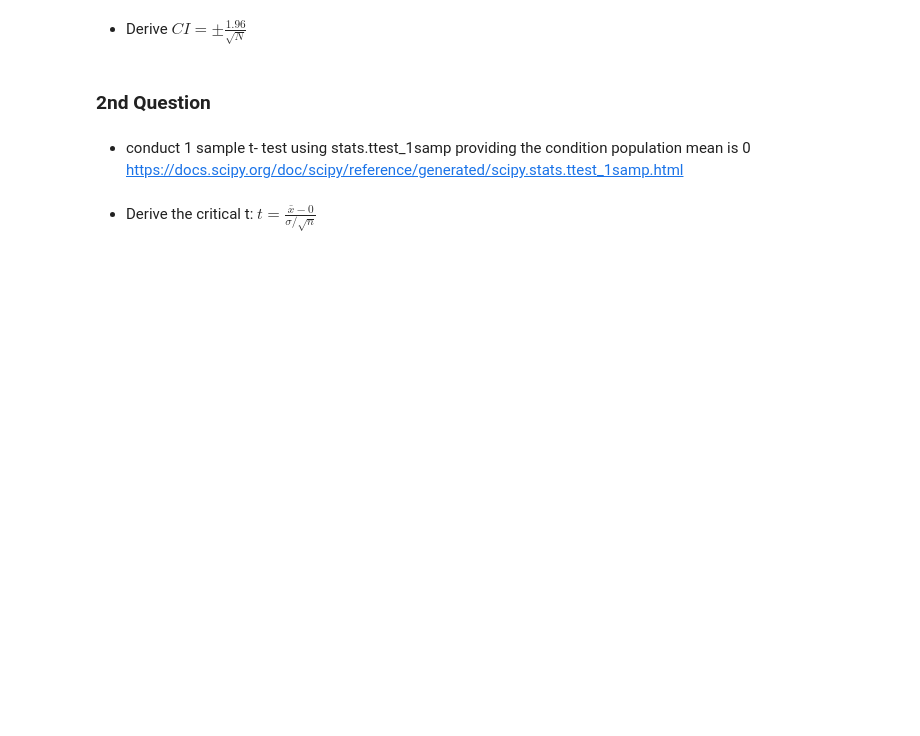
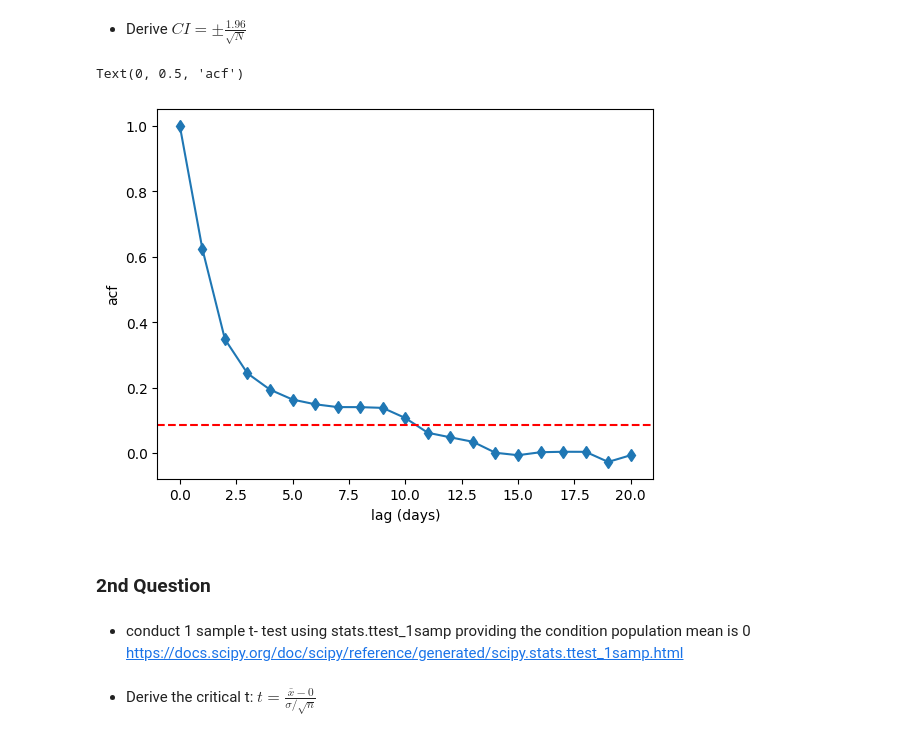
Before and after one commit to cl3225/CLMTG-5060, a Jupyter notebook: Lecture05_example.ipynb, the cells around one changed output. Cells and saved outputs as stored; diff of their text form; code cells hidden in the pictures; blank space fills up the shorter version.

```diff
--- a/Lecture05_example.ipynb
+++ b/Lecture05_example.ipynb
@@ -217,5 +244,13 @@ df
 # %% [markdown]
 - Derive $CI = \pm \frac{1.96}{\sqrt{N}}$
+# %%
+plt.plot(np.arange(max_lag+1),rho,'d-') # autocovariance
+plt.xlabel('lag (days)')
+plt.axhline(ci_neff , color="r", linestyle="--")
+plt.ylabel('acf')
+# %% [output]
+Text(0, 0.5, 'acf')
+[figure, added]
 # %% [markdown]
 ### 2nd Question
 # %% [markdown]
```
Also changed, not shown: parts of 6 cells of this notebook.
